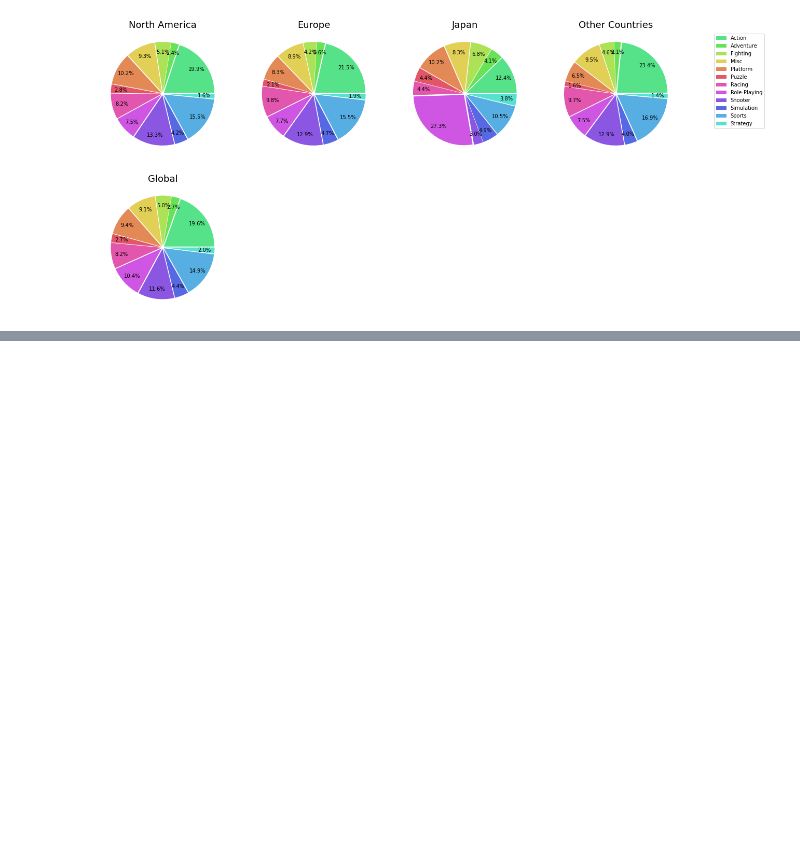
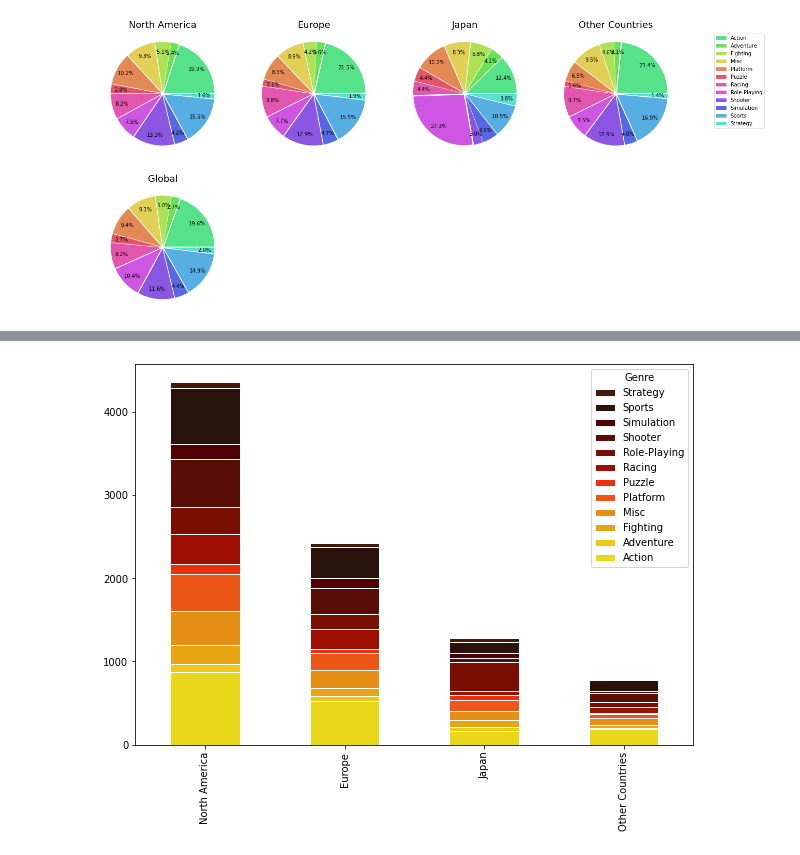
Before and after one commit to nan-park/section1_project, a Jupyter notebook: AI_section1_project.ipynb, the cells around one changed output, grey strips where cells are left out. Cells and saved outputs as stored; diff of their text form; code cells hidden in the pictures; blank space fills up the shorter version.

Commit message:
stacked bar

```diff
--- a/AI_section1_project.ipynb
+++ b/AI_section1_project.ipynb
@@ -560,0 +584,9 @@ df_clean.query("Genre == 'Role-Playing' and JP_Sales > 1").sort_values('JP_Sales
+# %%
+# 지역별 장르 Stacked bar
+colors_heat = ['#E8D819', '#EFCA13', '#E7A514', '#E58F15', '#EC5617', '#EC2F0E', '#9E0F01', '#790F00', '#590D07', '#500003', '#291209', '#461909']  # (체크) 컬러 고민해보기
+group_sum_part = group_sum.drop('Global_Sales')
+group_sum_part.index = titles[:-1]
+group_sum_part.plot.bar(stacked=True, figsize=(10,7), legend='reverse', color=colors_heat, edgecolor='w', linewidth=1);
+plt.show()
+# %% [output]
+[figure, added]
```
Also changed, not shown: parts of 18 cells of this notebook.
